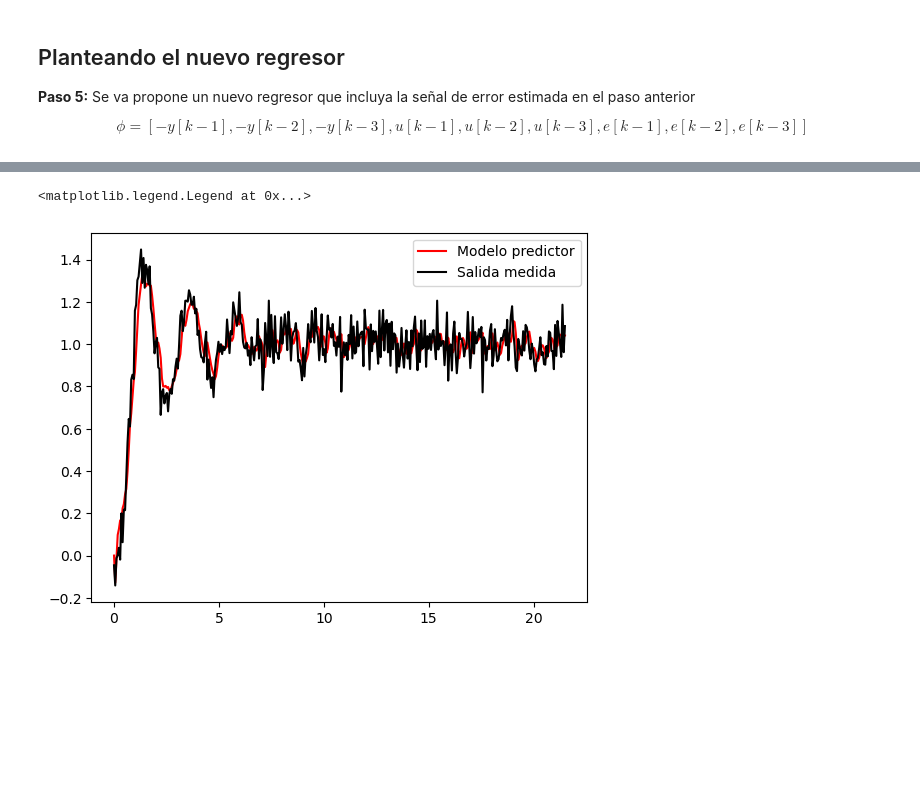
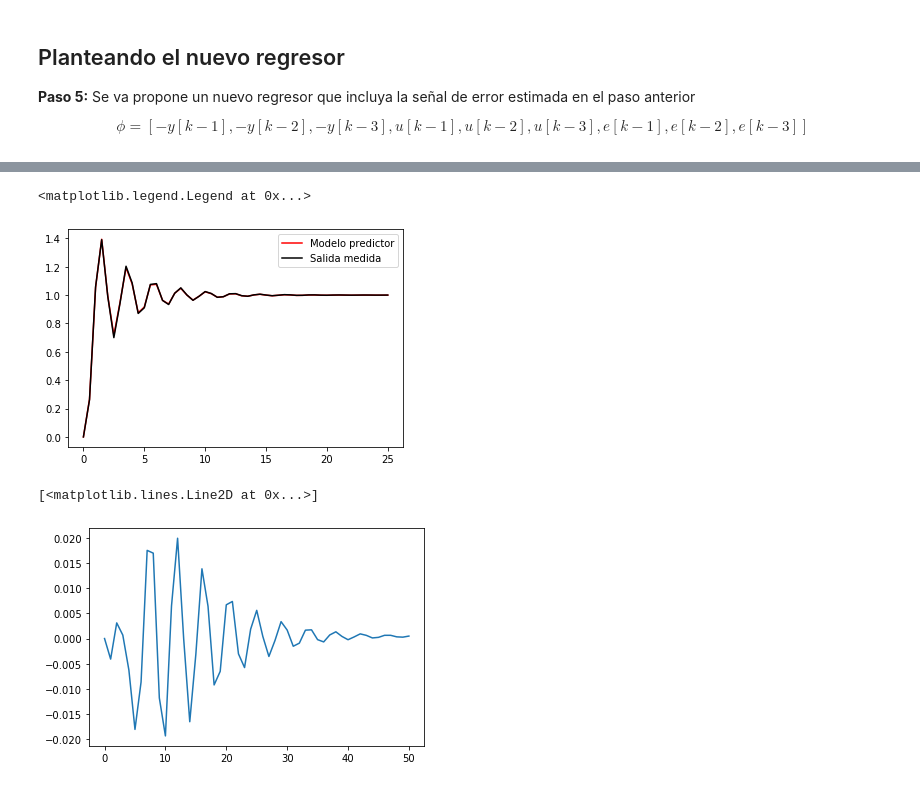
Before and after one commit to jairocuellar/System_identification, a Jupyter notebook: class_09_02.ipynb, the cells around one changed output, grey strips where cells are left out. Saved outputs shown, nothing was run; the diff lists cells and outputs as text; code cells hidden in the pictures; blank space fills up the shorter version.

```diff
--- a/class_09_02.ipynb
+++ b/class_09_02.ipynb
@@ -30,7 +30,8 @@ datos = pd.read_csv ('data\clase_09.csv')
 t = datos.t
 yn = datos.yn
 N = len(t)
-u = np.ones(N)
+u = datos.un
 plt.plot(t,yn,color = 'red')
 dt = (t[1] - t[0])
+dt
 # %% [output]
@@ -69,7 +71,7 @@ phi = np.array([-y_1,-y_2,-y_3,u_1,u_2,u_3]).transpose()
 # Garantiza que la matriz (phi^T*phi)^-1 exista y se pueda estimar
 #los parámetros.
 
-alpha = 1
+alpha = 1e-2
 A = np.dot(phi.T,phi) + alpha*np.eye(len(np.dot(phi.T,phi)))
 theta = np.dot(np.linalg.inv(A),np.dot(phi.T,yn))
 theta
@@ -192,10 +210,17 @@ dt = 0.058560672725574976
 # %%
 ## Armando la función estimada con los parámetros hallados y usando el predictor.
 
-yf = -theta[0]*y_1-theta[1]*y_2-theta[2]*y_3+theta[3]*u_1+theta[4]*u_2+theta[5]*u_3+theta[6]*e_1+theta[7]*e_2+theta[8]*e_3
+yf = (-theta2[0]*y_1 - theta2[1]*y_2 - theta2[2]*y_3 +
+      theta2[3]*u_1 + theta2[4]*u_2 + theta2[5]*u_3 +
+      0*(theta2[6]*e_1+theta2[7]*e_2+theta2[8]*e_3)  )
 plt.plot(t,yf,color = 'red')
 plt.plot(t,yn,color = 'black')
 plt.legend(['Modelo predictor','Salida medida'])
 # %% [output]
 <matplotlib.legend.Legend at 0x...>
-[figure, old version]
+[figure, new version]
+# %%
+plt.plot(e)
+# %% [output]
+[<matplotlib.lines.Line2D at 0x...>]
+[figure, added]
```
Also changed, not shown: parts of 11 cells of this notebook, 2 other files.
